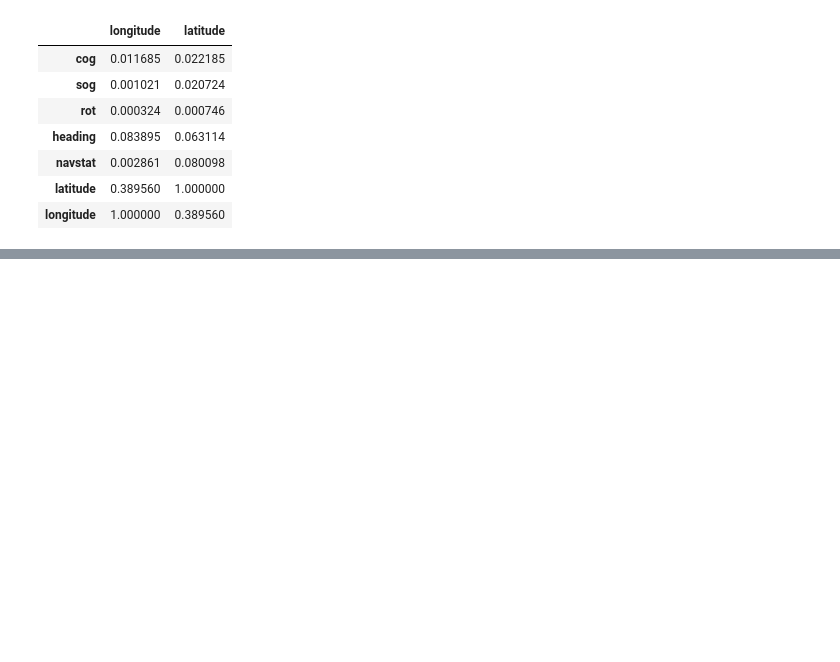
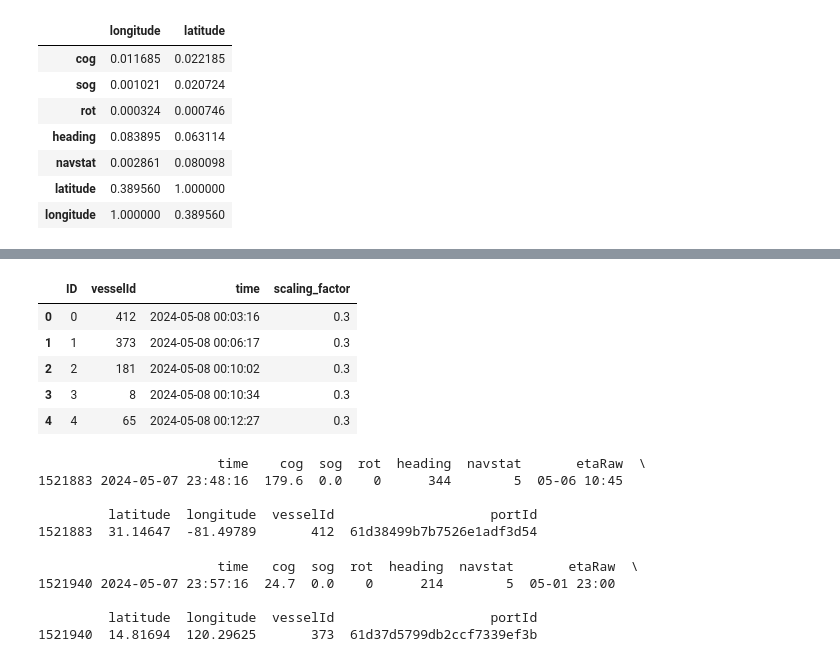
Before and after one commit to alexandersundquist/TDT4173-Modern-Machine-Learning-In-Practice-Project, a Jupyter notebook: EDA.ipynb, the cells around one changed output, grey strips where cells are left out. Drawn from its saved outputs; the diff is of its cells as text; code cells hidden in the pictures; blank space fills up the shorter version.

```diff
--- a/EDA.ipynb
+++ b/EDA.ipynb
@@ -16,6 +16,7 @@ data = X_train.copy()
 
 # Importing test data
 X_test = pd.read_csv("ais_test.csv")
+test = X_test.copy()
 
 # Import ports data
 ports = pd.read_csv("ports.csv", sep="|")
@@ -399,0 +458,27 @@ data.corr(numeric_only=True).abs()[['longitude', 'latitude']]
+# %%
+test.head()
+# %% [output]
+|  | ID | vesselId | time | scaling_factor |
+| 0 | 0 | 412 | 2024-05-08 00:03:16 | 0.3 |
+| 1 | 1 | 373 | 2024-05-08 00:06:17 | 0.3 |
+| 2 | 2 | 181 | 2024-05-08 00:10:02 | 0.3 |
+| 3 | 3 | 8 | 2024-05-08 00:10:34 | 0.3 |
+| 4 | 4 | 65 | 2024-05-08 00:12:27 | 0.3 |
+# %%
+vessel412 = last_row_per_group[last_row_per_group['vesselId'] == 412]
+print(vessel412)
+# %% [output]
+                       time    cog  sog  rot  heading  navstat       etaRaw  \
+1521883 2024-05-07 23:48:16  179.6  0.0    0      344        5  05-06 10:45
+
+         latitude  longitude  vesselId                    portId
+1521883  31.14647  -81.49789       412  61d38499b7b7526e1adf3d54
+# %%
+vessel373 = last_row_per_group[last_row_per_group['vesselId'] == 373]
+print(vessel373)
+# %% [output]
+                       time   cog  sog  rot  heading  navstat       etaRaw  \
+1521940 2024-05-07 23:57:16  24.7  0.0    0      214        5  05-01 23:00
+
+         latitude  longitude  vesselId                    portId
+1521940  14.81694  120.29625       373  61d37d5799db2ccf7339ef3b
```
Also changed, not shown: parts of 12 cells of this notebook, 2 other files.
